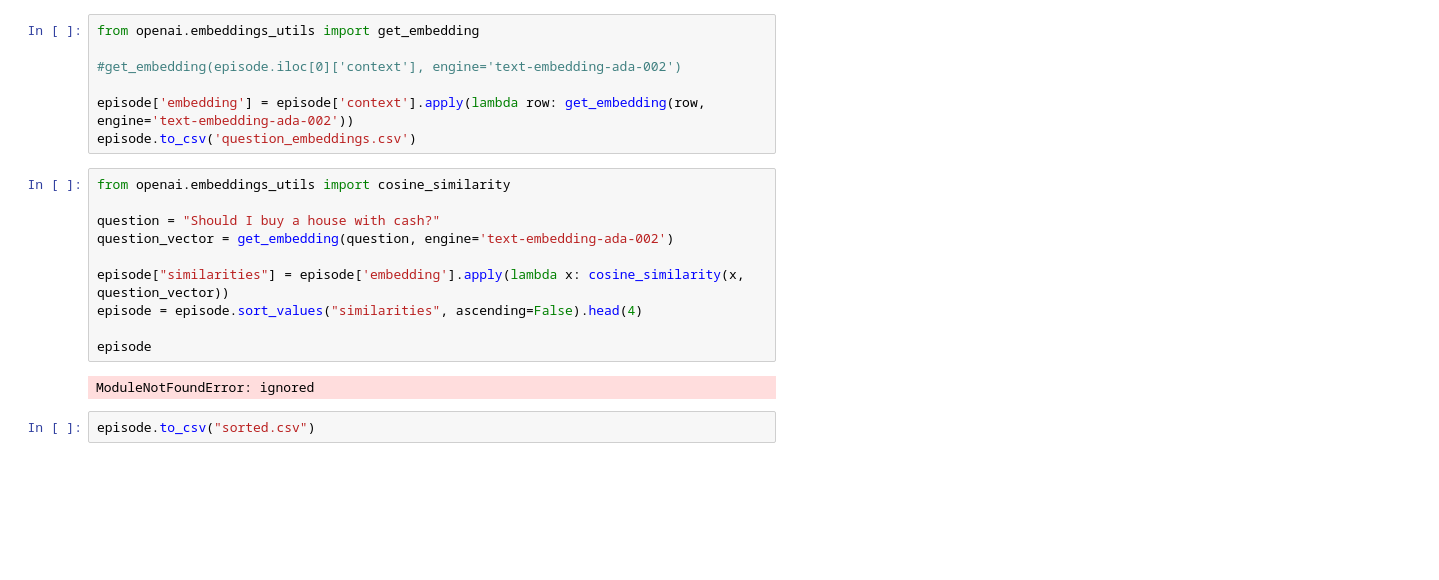
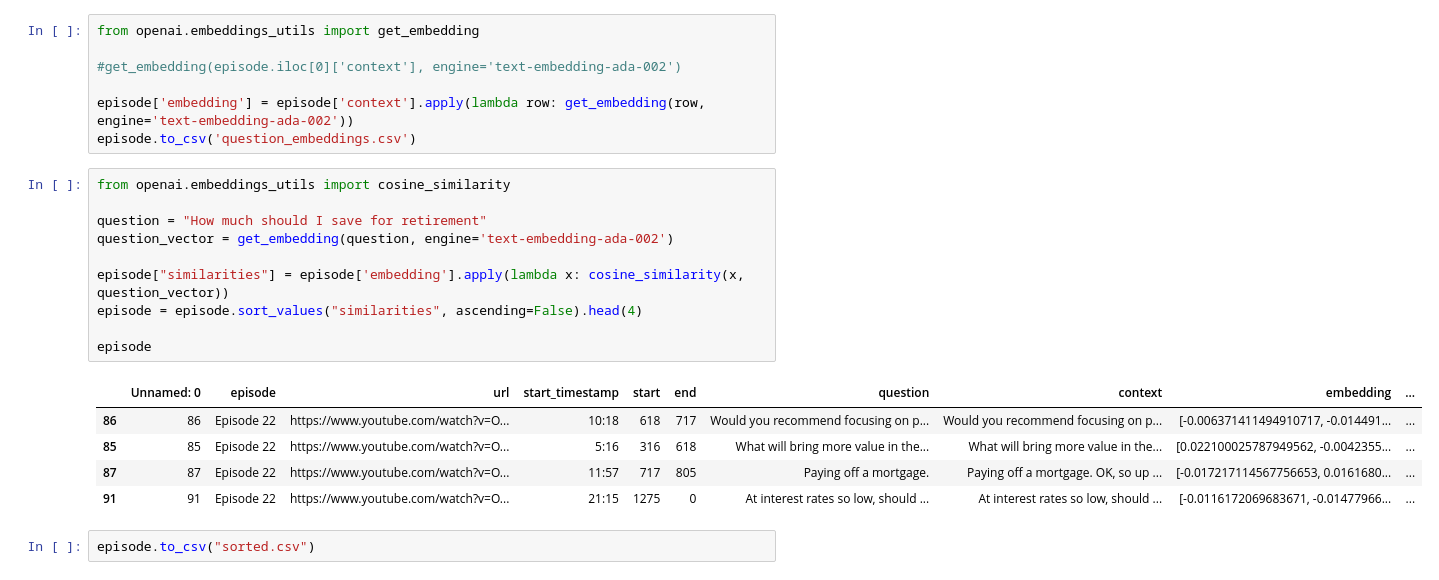
Before and after one commit to satishsurath/OpenAIfinancialAdvisorEmbeddings, a Jupyter notebook: Building_a_Financial_Advisor.ipynb, the cells around one changed output. Drawn from its saved outputs; the diff is of its cells as text; blank space fills up the shorter version.

```diff
--- a/Building_a_Financial_Advisor.ipynb
+++ b/Building_a_Financial_Advisor.ipynb
@@ -229,15 +203,19 @@ episode.to_csv('question_embeddings.csv')
 # %%
 from openai.embeddings_utils import cosine_similarity
 
-question = "Should I buy a house with cash?"
+question = "How much should I save for retirement"
 question_vector = get_embedding(question, engine='text-embedding-ada-002')
 
 episode["similarities"] = episode['embedding'].apply(lambda x: cosine_similarity(x, question_vector))
 episode = episode.sort_values("similarities", ascending=False).head(4)
 
 episode
 # %% [output]
-ModuleNotFoundError: ignored
+|  | Unnamed: 0 | episode | url | start_timestamp | start | end | question | context | embedding | ... |
+| 86 | 86 | Episode 22 | https://www.youtube.com/watch?v=O... | 10:18 | 618 | 717 | Would you recommend focusing on p... | Would you recommend focusing on p... | [-0.006371411494910717, -0.014491... | ... |
+| 85 | 85 | Episode 22 | https://www.youtube.com/watch?v=O... | 5:16 | 316 | 618 | What will bring more value in the... | What will bring more value in the... | [0.022100025787949562, -0.0042355... | ... |
+| 87 | 87 | Episode 22 | https://www.youtube.com/watch?v=O... | 11:57 | 717 | 805 | Paying off a mortgage. | Paying off a mortgage. OK, so up ... | [-0.017217114567756653, 0.0161680... | ... |
+| 91 | 91 | Episode 22 | https://www.youtube.com/watch?v=O... | 21:15 | 1275 | 0 | At interest rates so low, should ... | At interest rates so low, should ... | [-0.0116172069683671, -0.01477966... | ... |
 # %%
 episode.to_csv("sorted.csv")
 # %%
```
Also changed, not shown: parts of 21 cells of this notebook, 5 other files.
